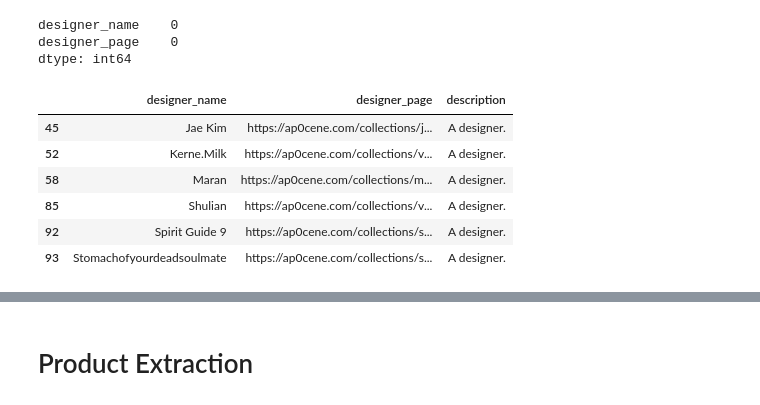
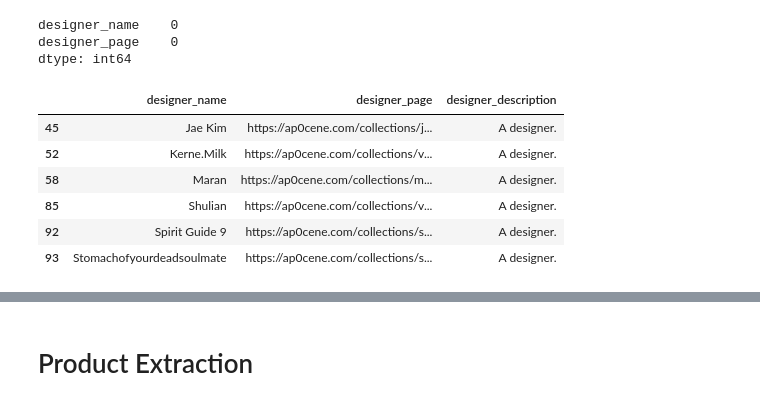
Before and after one commit to sonnochio/upcoming_designer_recommendation, a Jupyter notebook: notebooks/ap0cene.ipynb, the cells around one changed output, grey strips where cells are left out. Saved outputs shown, nothing was run; the diff lists cells and outputs as text; code cells hidden in the pictures.

```diff
--- a/notebooks/ap0cene.ipynb
+++ b/notebooks/ap0cene.ipynb
@@ -111,18 +119,18 @@ def extract_designer_description(url):
     except:
         return "A designer."
 # %%
-df["description"]=df["designer_page"].apply(extract_designer_description)
+df["designer_description"]=df["designer_page"].apply(extract_designer_description)
 # %%
 ##ffs where are the probelms
 ##ok upon inspection the probelm was some of these designers have no description,
 # should i give them one?
 #absolutely not, because they can find more more info on their product description
 #thank you!
 
 
-df[(df["description"]=="A designer.")]
+df[(df["designer_description"]=="A designer.")]
 # %% [output]
-|  | designer_name | designer_page | description |
+|  | designer_name | designer_page | designer_description |
 | 45 | Jae Kim | https://ap0cene.com/collections/j... | A designer. |
 | 52 | Kerne.Milk | https://ap0cene.com/collections/v... | A designer. |
 | 58 | Maran | https://ap0cene.com/collections/m... | A designer. |
```
Also changed, not shown: parts of 53 cells of this notebook, 11 other files.
